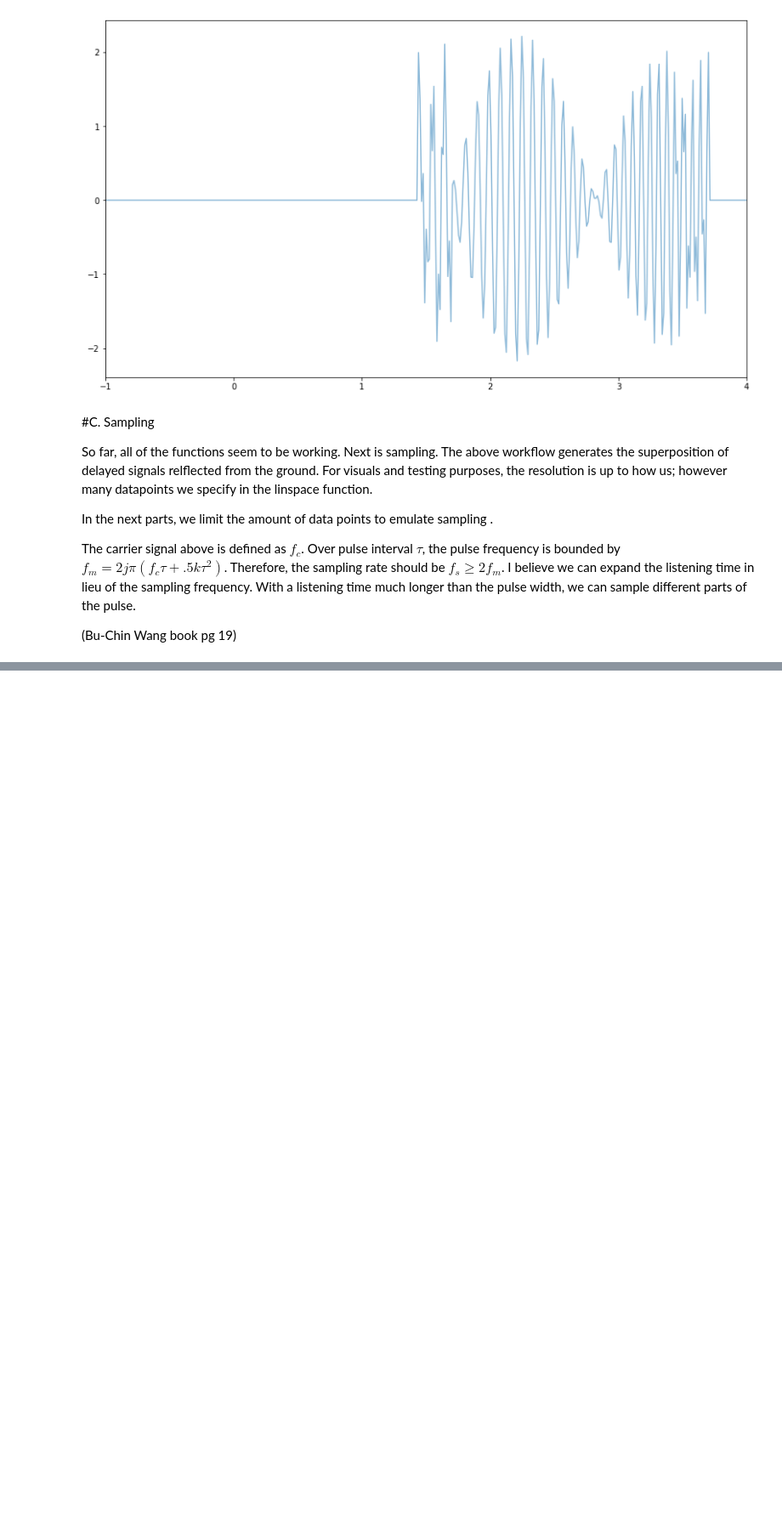
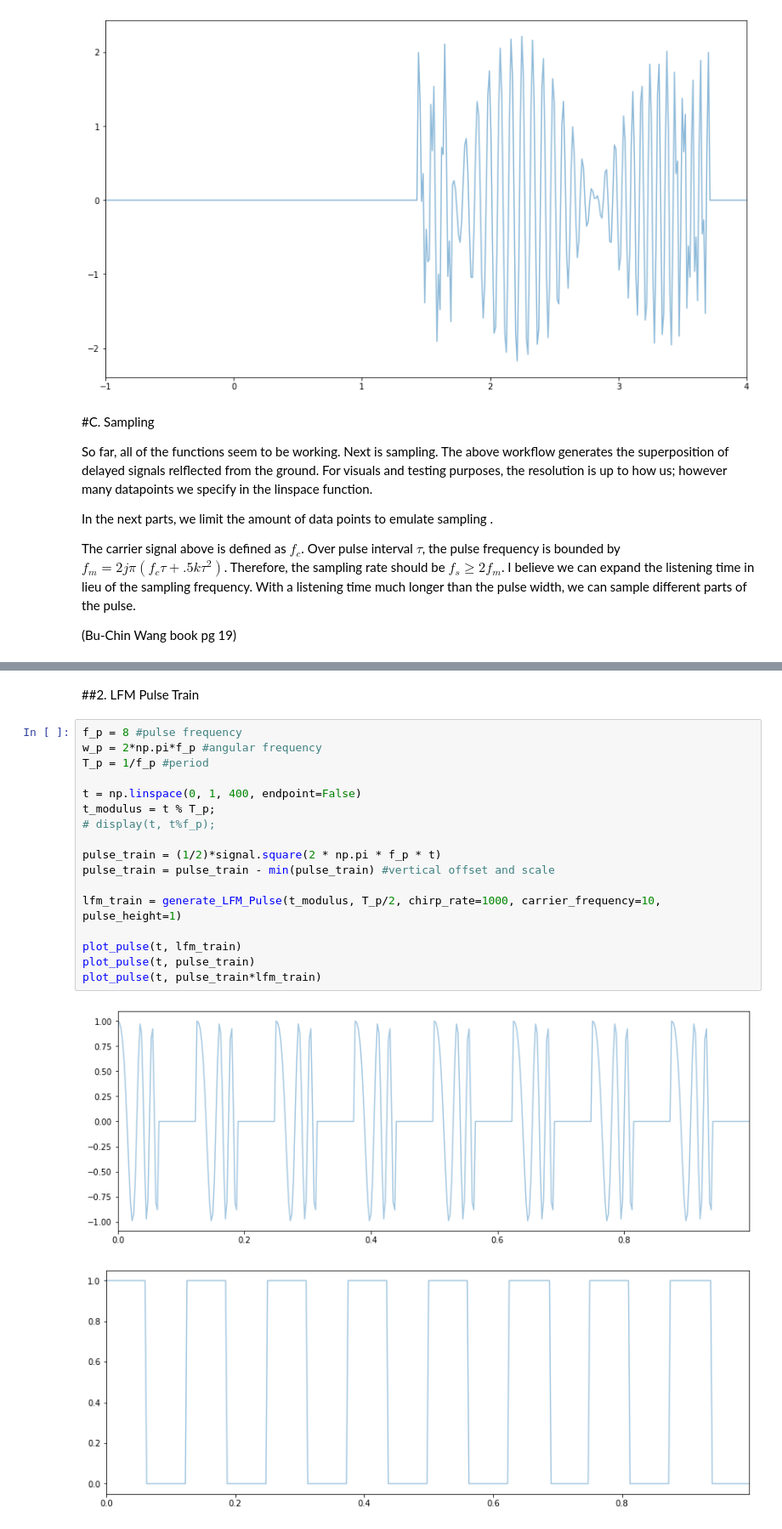
Before and after one commit to psukphranee/Python, a Jupyter notebook: SAR_scratch.ipynb, the cells around one changed output, grey strips where cells are left out. Shown at 85% size. Cells and saved outputs as stored; diff of their text form; blank space fills up the shorter version.

```diff
--- a/SAR_scratch.ipynb
+++ b/SAR_scratch.ipynb
@@ -302,0 +362,22 @@ The carrier signal above is defined as $f_c$. Over pulse interval $\tau$, the pu
+# %% [markdown]
+##2. LFM Pulse Train
+# %%
+f_p = 8 #pulse frequency
+w_p = 2*np.pi*f_p #angular frequency
+T_p = 1/f_p #period
+
+t = np.linspace(0, 1, 400, endpoint=False)
+t_modulus = t % T_p;
+# display(t, t%f_p);
+
+pulse_train = (1/2)*signal.square(2 * np.pi * f_p * t)
+pulse_train = pulse_train - min(pulse_train) #vertical offset and scale
+
+lfm_train = generate_LFM_Pulse(t_modulus, T_p/2, chirp_rate=1000, carrier_frequency=10, pulse_height=1)
+
+plot_pulse(t, lfm_train)
+plot_pulse(t, pulse_train)
+plot_pulse(t, pulse_train*lfm_train)
+# %% [output]
+[figure, added]
+[figure, added]
```
Also changed, not shown: parts of 13 cells of this notebook.
